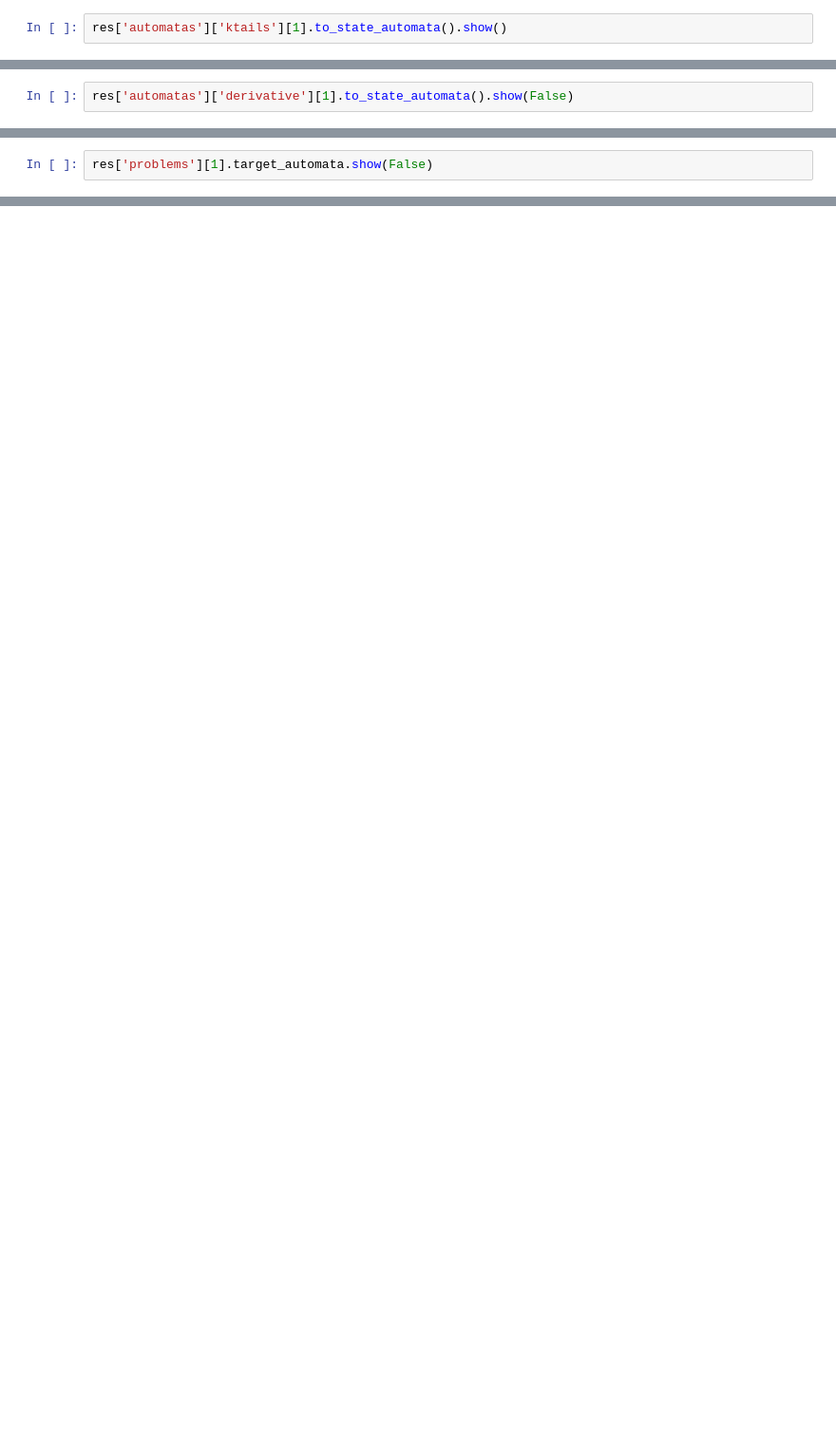
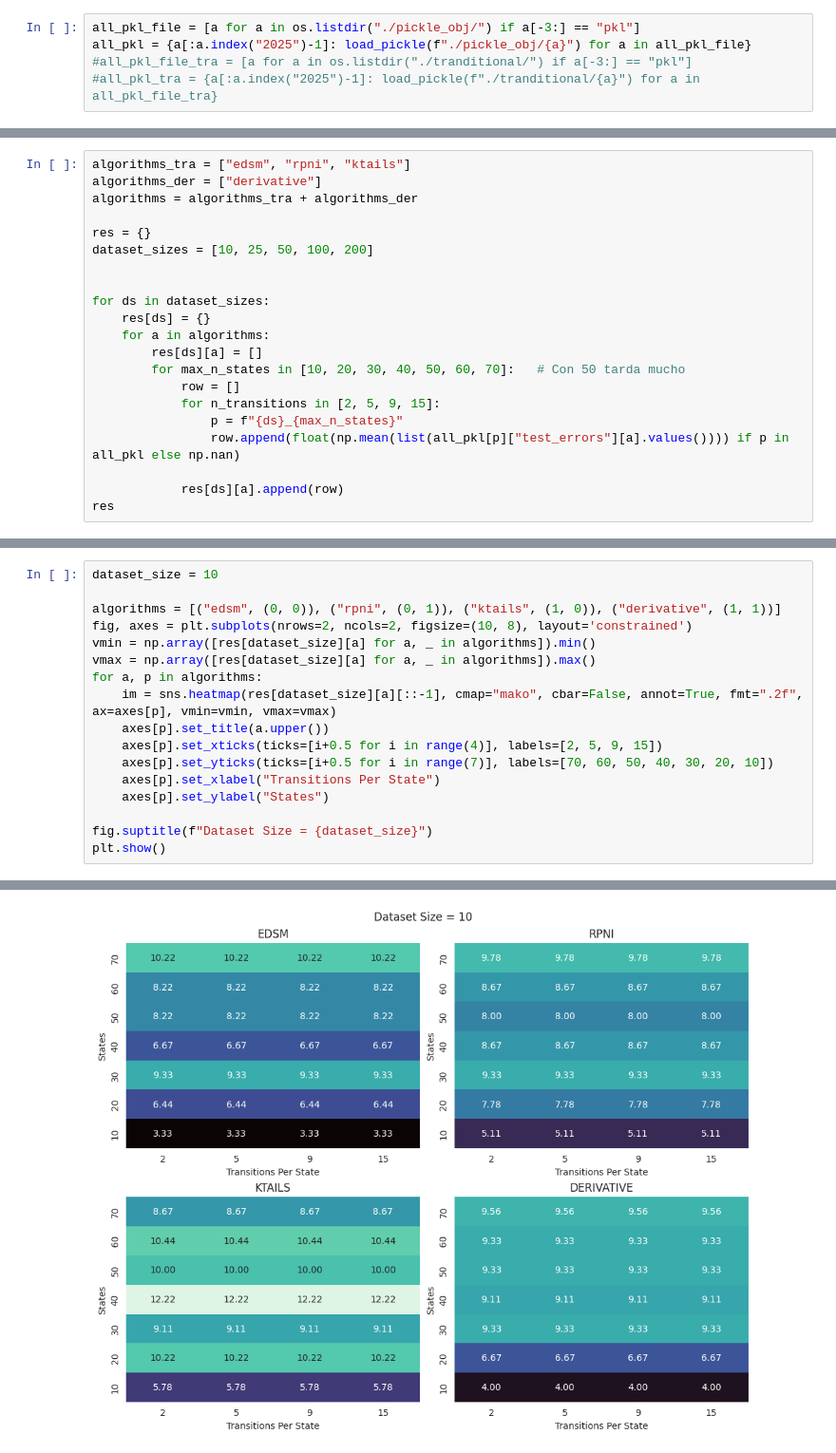
Before and after one commit to darioturco/AutomataLearning, a Jupyter notebook: experiments/show_results.ipynb, the cells around one changed output, grey strips where cells are left out. Shown: that part at 95% size. Saved outputs shown, nothing was run; the diff lists cells and outputs as text; blank space fills up the shorter version.

Commit message:
update show results

```diff
--- a/experiments/show_results.ipynb
+++ b/experiments/show_results.ipynb
@@ -14,2 +9,5 @@ res = load_pickle("./pickle_obj/2025-04-28 16-43.pkl")
 # %%
-res['automatas']['ktails'][1].to_state_automata().show()
+all_pkl_file = [a for a in os.listdir("./pickle_obj/") if a[-3:] == "pkl"]
+all_pkl = {a[:a.index("2025")-1]: load_pickle(f"./pickle_obj/{a}") for a in all_pkl_file}
+#all_pkl_file_tra = [a for a in os.listdir("./tranditional/") if a[-3:] == "pkl"]
+#all_pkl_tra = {a[:a.index("2025")-1]: load_pickle(f"./tranditional/{a}") for a in all_pkl_file_tra}
@@ -18,3 +14,22 @@ res['automatas']['ktails'][1].to_state_automata().show()
 # %%
-res['automatas']['derivative'][1].to_state_automata().show(False)
+algorithms_tra = ["edsm", "rpni", "ktails"]
+algorithms_der = ["derivative"]
+algorithms = algorithms_tra + algorithms_der
+
+res = {}
+dataset_sizes = [10, 25, 50, 100, 200]
+
+
+for ds in dataset_sizes:
+    res[ds] = {}
+    for a in algorithms:
+        res[ds][a] = []
+        for max_n_states in [10, 20, 30, 40, 50, 60, 70]:   # Con 50 tarda mucho
+            row = []
+            for n_transitions in [2, 5, 9, 15]:
+                p = f"{ds}_{max_n_states}"
+                row.append(float(np.mean(list(all_pkl[p]["test_errors"][a].values()))) if p in all_pkl else np.nan)
+
+            res[ds][a].append(row)
+res
 # %% [output]
@@ -22,3 +53,18 @@ res['automatas']['derivative'][1].to_state_automata().show(False)
 # %%
-res['problems'][1].target_automata.show(False)
+dataset_size = 10
+
+algorithms = [("edsm", (0, 0)), ("rpni", (0, 1)), ("ktails", (1, 0)), ("derivative", (1, 1))]
+fig, axes = plt.subplots(nrows=2, ncols=2, figsize=(10, 8), layout='constrained')
+vmin = np.array([res[dataset_size][a] for a, _ in algorithms]).min()
+vmax = np.array([res[dataset_size][a] for a, _ in algorithms]).max()
+for a, p in algorithms:
+    im = sns.heatmap(res[dataset_size][a][::-1], cmap="mako", cbar=False, annot=True, fmt=".2f", ax=axes[p], vmin=vmin, vmax=vmax)
+    axes[p].set_title(a.upper())
+    axes[p].set_xticks(ticks=[i+0.5 for i in range(4)], labels=[2, 5, 9, 15])
+    axes[p].set_yticks(ticks=[i+0.5 for i in range(7)], labels=[70, 60, 50, 40, 30, 20, 10])
+    axes[p].set_xlabel("Transitions Per State")
+    axes[p].set_ylabel("States")
+
+fig.suptitle(f"Dataset Size = {dataset_size}")
+plt.show()
 # %% [output]
@@ -25,0 +71 @@ res['problems'][1].target_automata.show(False)
+[figure, added]
```
Also changed, not shown: parts of 20 cells of this notebook, 1 other file.
